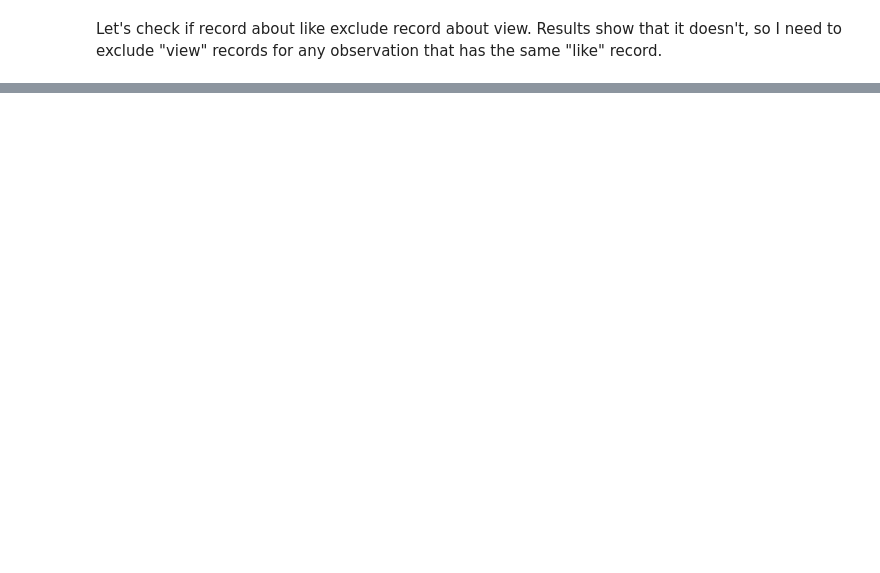
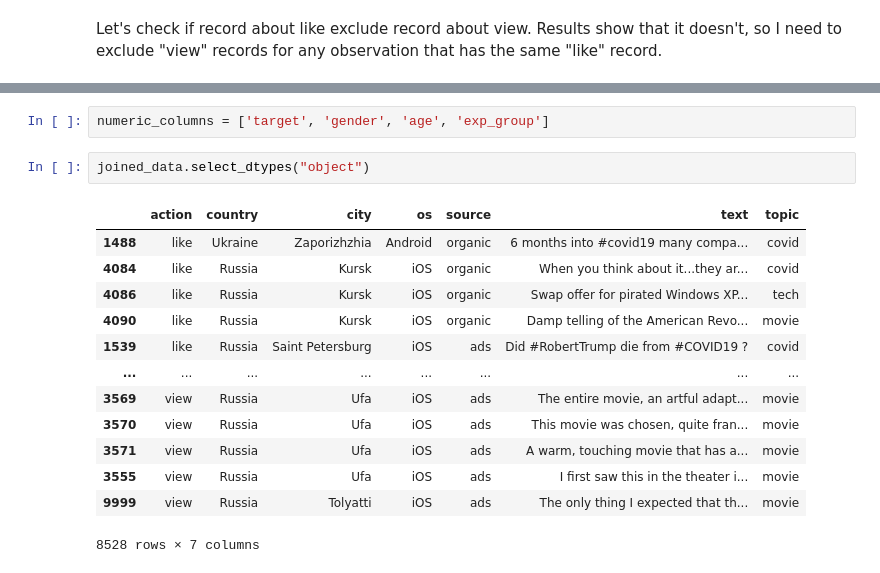
Before and after one commit to fedorkobak/startml_final_project, a Jupyter notebook: model.ipynb, the cells around one changed output, grey strips where cells are left out. Saved outputs shown, nothing was run; the diff lists cells and outputs as text; blank space fills up the shorter version.

```diff
--- a/model.ipynb
+++ b/model.ipynb
@@ -124,0 +172,18 @@ pd.crosstab(
+# %%
+numeric_columns = ['target', 'gender', 'age', 'exp_group']
+# %%
+joined_data.select_dtypes("object")
+# %% [output]
+|  | action | country | city | os | source | text | topic |
+| 1488 | like | Ukraine | Zaporizhzhia | Android | organic | 6 months into #covid19 many compa... | covid |
+| 4084 | like | Russia | Kursk | iOS | organic | When you think about it...they ar... | covid |
+| 4086 | like | Russia | Kursk | iOS | organic | Swap offer for pirated Windows XP... | tech |
+| 4090 | like | Russia | Kursk | iOS | organic | Damp telling of the American Revo... | movie |
+| 1539 | like | Russia | Saint Petersburg | iOS | ads | Did #RobertTrump die from #COVID19 ? | covid |
+| ... | ... | ... | ... | ... | ... | ... | ... |
+| 3569 | view | Russia | Ufa | iOS | ads | The entire movie, an artful adapt... | movie |
+| 3570 | view | Russia | Ufa | iOS | ads | This movie was chosen, quite fran... | movie |
+| 3571 | view | Russia | Ufa | iOS | ads | A warm, touching movie that has a... | movie |
+| 3555 | view | Russia | Ufa | iOS | ads | I first saw this in the theater i... | movie |
+| 9999 | view | Russia | Tolyatti | iOS | ads | The only thing I expected that th... | movie |
+8528 rows × 7 columns
```
Also changed, not shown: parts of 6 cells of this notebook.
